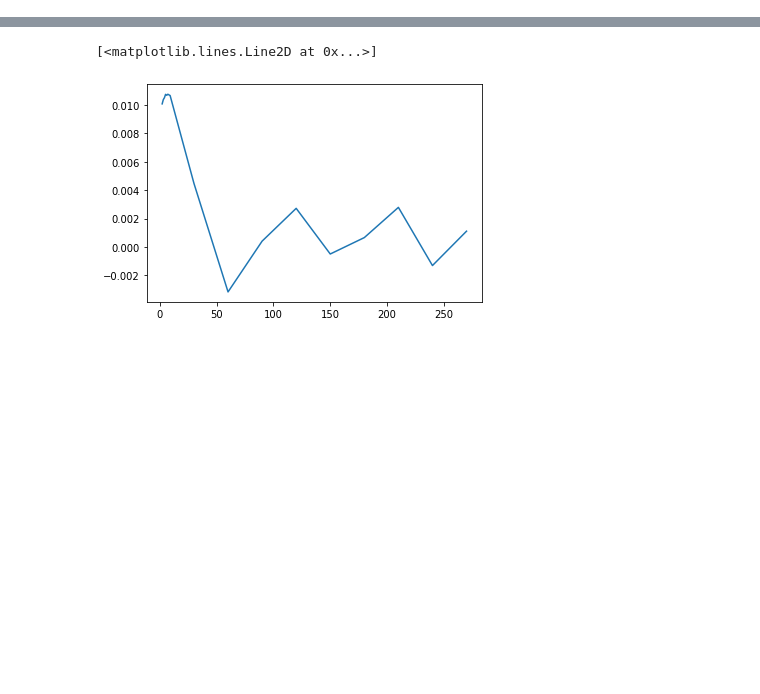
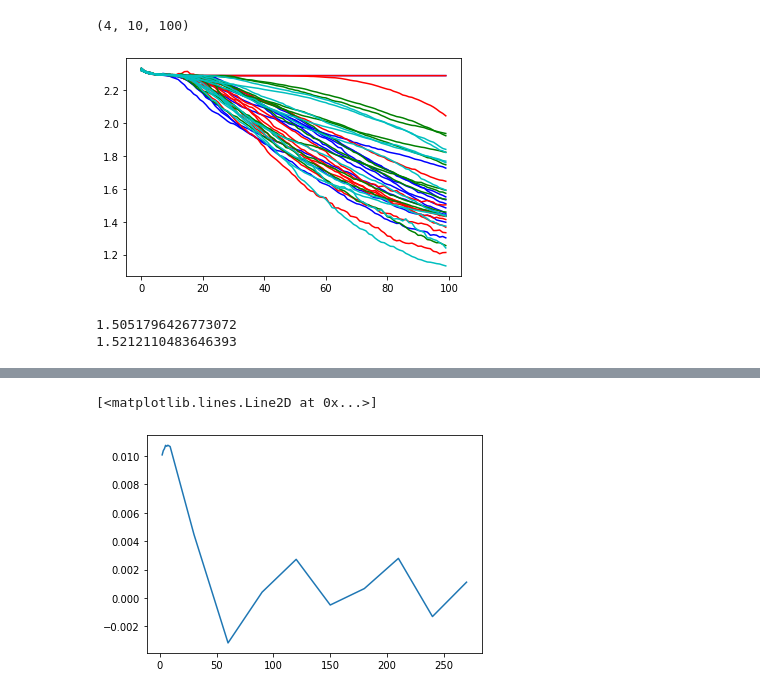
Before and after one commit to akarshkumar0101/evolved-neuroevolution, a Jupyter notebook: ne_experiment.ipynb, the cells around one changed output, grey strips where cells are left out. Cells and saved outputs as stored; diff of their text form; code cells hidden in the pictures; blank space fills up the shorter version.

```diff
--- a/ne_experiment.ipynb
+++ b/ne_experiment.ipynb
@@ -92,0 +126,14 @@ plt.plot(util.arr_dict2dict_arr(util.arr_dict_mean(np.array(ne_ae.fitdata_evol),
+# %%
+print(fd.shape)
+for f, c in zip(fd, ['b', 'r', 'g', 'c']):
+    for fi in f:
+        plt.plot(fi['loss'], c=c)
+# %% [output]
+(4, 10, 100)
+[figure, added]
+# %%
+print(fd.mean(axis=(0,2))[-1]['loss'])
+print(fd2.mean(axis=(0,2))[-1]['loss'])
+# %% [output]
+1.5051796426773072
+1.5212110483646393
```
Also changed, not shown: parts of 9 cells of this notebook, 7 other files.
